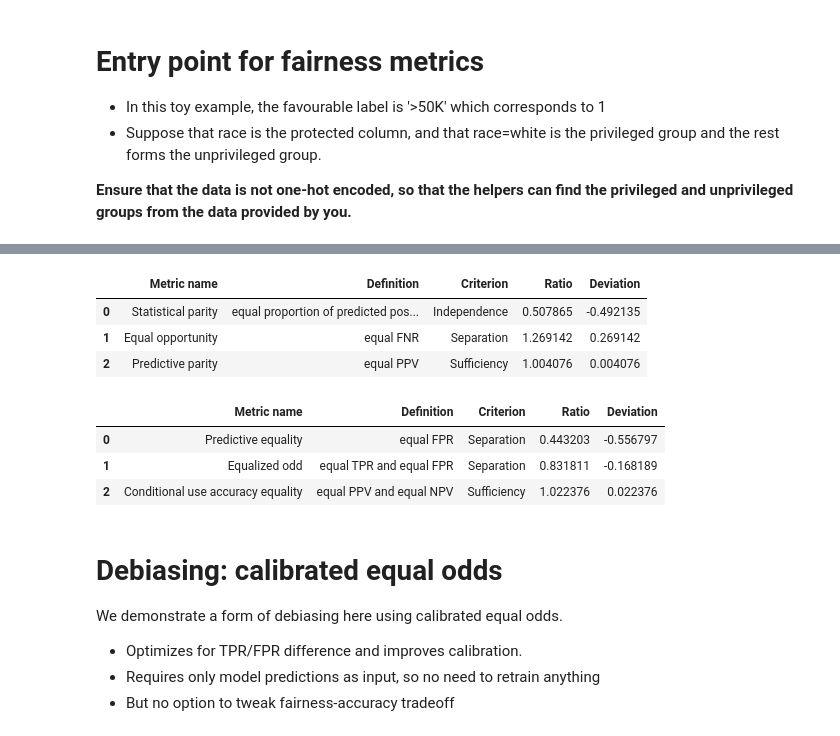
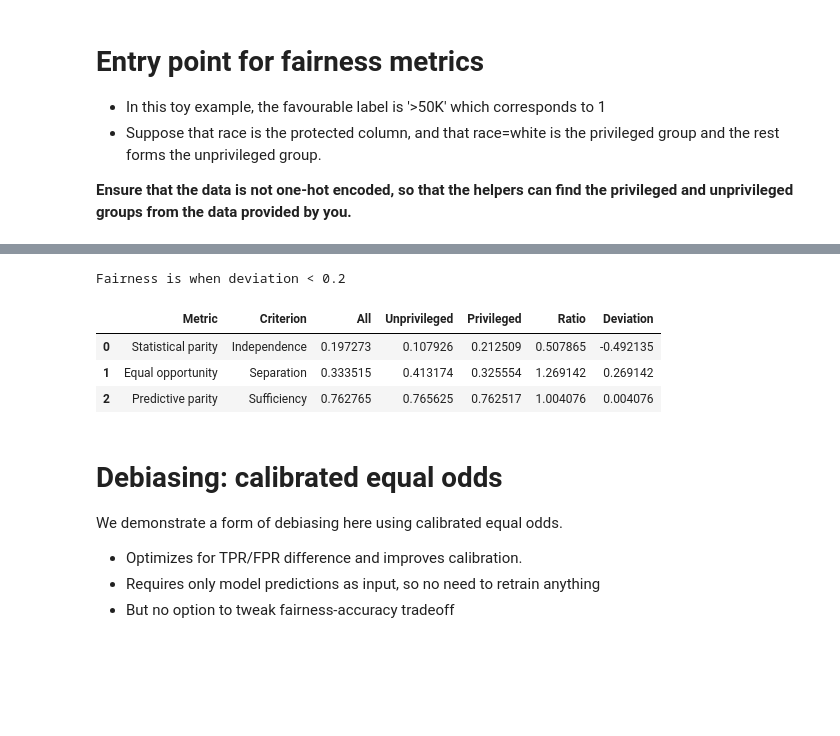
Before and after one commit to basisai/xafai-demo, a Jupyter notebook: toy_example.ipynb, the cells around one changed output, grey strips where cells are left out. Saved outputs shown, nothing was run; the diff lists cells and outputs as text; code cells hidden in the pictures; blank space fills up the shorter version.

```diff
--- a/toy_example.ipynb
+++ b/toy_example.ipynb
@@ -371,3 +282,9 @@ from toolkit import prepare_dataset, get_fairness
+# %%
+from aif360.metrics.classification_metric import ClassificationMetric
+
+from toolkit import prepare_dataset, compute_fairness_metrics, color_red
+
+threshold = 0.2
 # %%
 BIAS_INFO = {
     'favorable_label': 1,
@@ -405,17 +321,17 @@ Fairness is when deviation < 0.2
-# %%
-fmetrics_pre.style.applymap(color_red, subset=['Deviation'])
-# %% [output]
-|  | Metric name | Definition | Criterion | Ratio | Deviation |
-| 0 | Statistical parity | equal proportion of predicted pos... | Independence | 0.507865 | -0.492135 |
-| 1 | Equal opportunity | equal FNR | Separation | 1.269142 | 0.269142 |
-| 2 | Predictive parity | equal PPV | Sufficiency | 1.004076 | 0.004076 |
-# %%
-fmetrics2_pre.style.applymap(color_red, subset=['Deviation'])
-# %% [output]
-|  | Metric name | Definition | Criterion | Ratio | Deviation |
-| 0 | Predictive equality | equal FPR | Separation | 0.443203 | -0.556797 |
-| 1 | Equalized odd | equal TPR and equal FPR | Separation | 0.831811 | -0.168189 |
-| 2 | Conditional use accuracy equality | equal PPV and equal NPV | Sufficiency | 1.022376 | 0.022376 |
+# %%
+# Compute fairness
+clf_metric = ClassificationMetric(grdtruth_val, predicted_val, **PRIVILEGED_INFO)
+fmeasures = compute_fairness_metrics(clf_metric)
+
+print(f"Fairness is when deviation < {threshold}")
+display(fmeasures.iloc[:3]
+        .style.applymap(lambda x: color_red(x, threshold), subset=['Deviation']))
+# %% [output]
+Fairness is when deviation < 0.2
+|  | Metric | Criterion | All | Unprivileged | Privileged | Ratio | Deviation |
+| 0 | Statistical parity | Independence | 0.197273 | 0.107926 | 0.212509 | 0.507865 | -0.492135 |
+| 1 | Equal opportunity | Separation | 0.333515 | 0.413174 | 0.325554 | 1.269142 | 0.269142 |
+| 2 | Predictive parity | Sufficiency | 0.762765 | 0.765625 | 0.762517 | 1.004076 | 0.004076 |
 # %% [markdown]
 # Debiasing: calibrated equal odds
 
```
Also changed, not shown: parts of 51 cells of this notebook, 5 other files.
